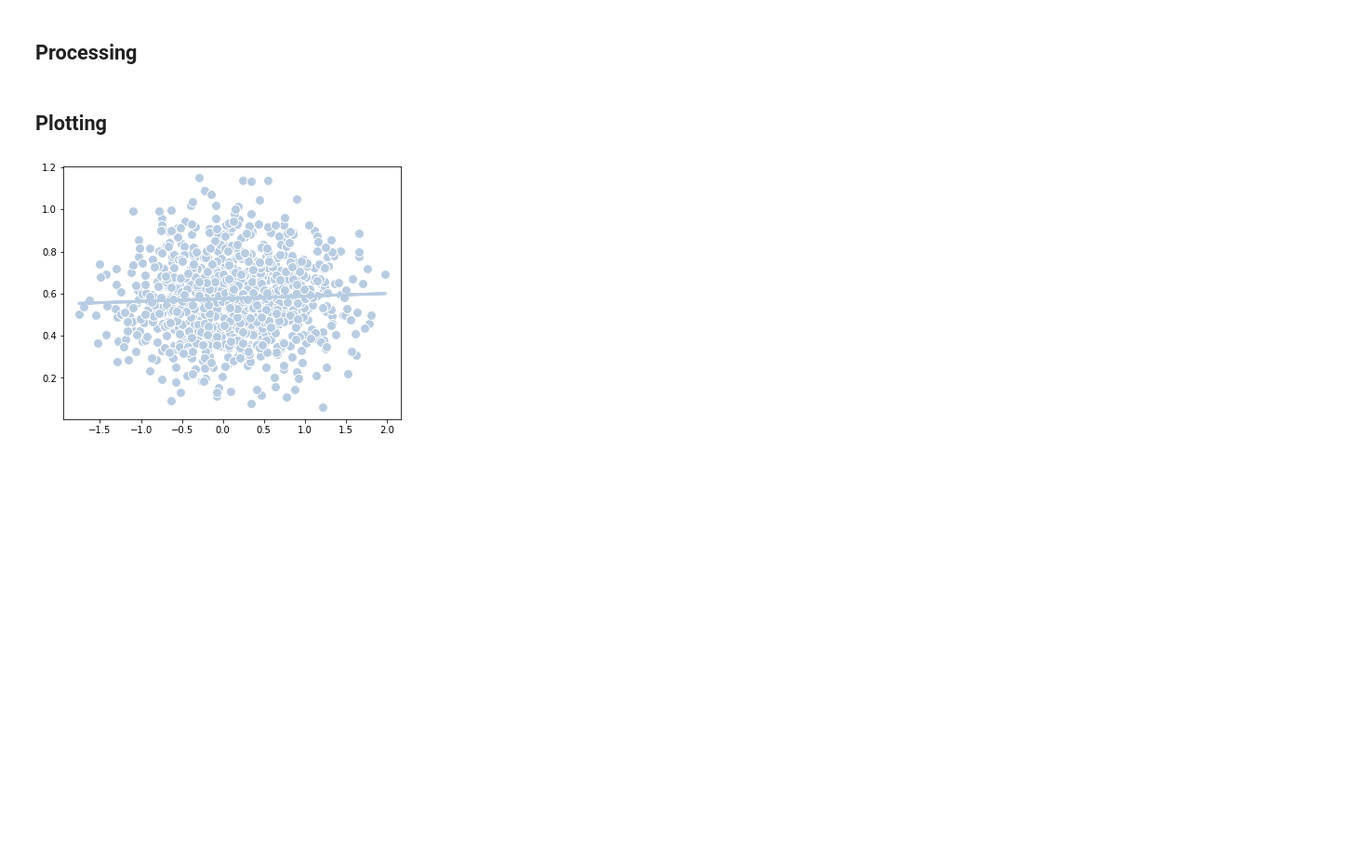
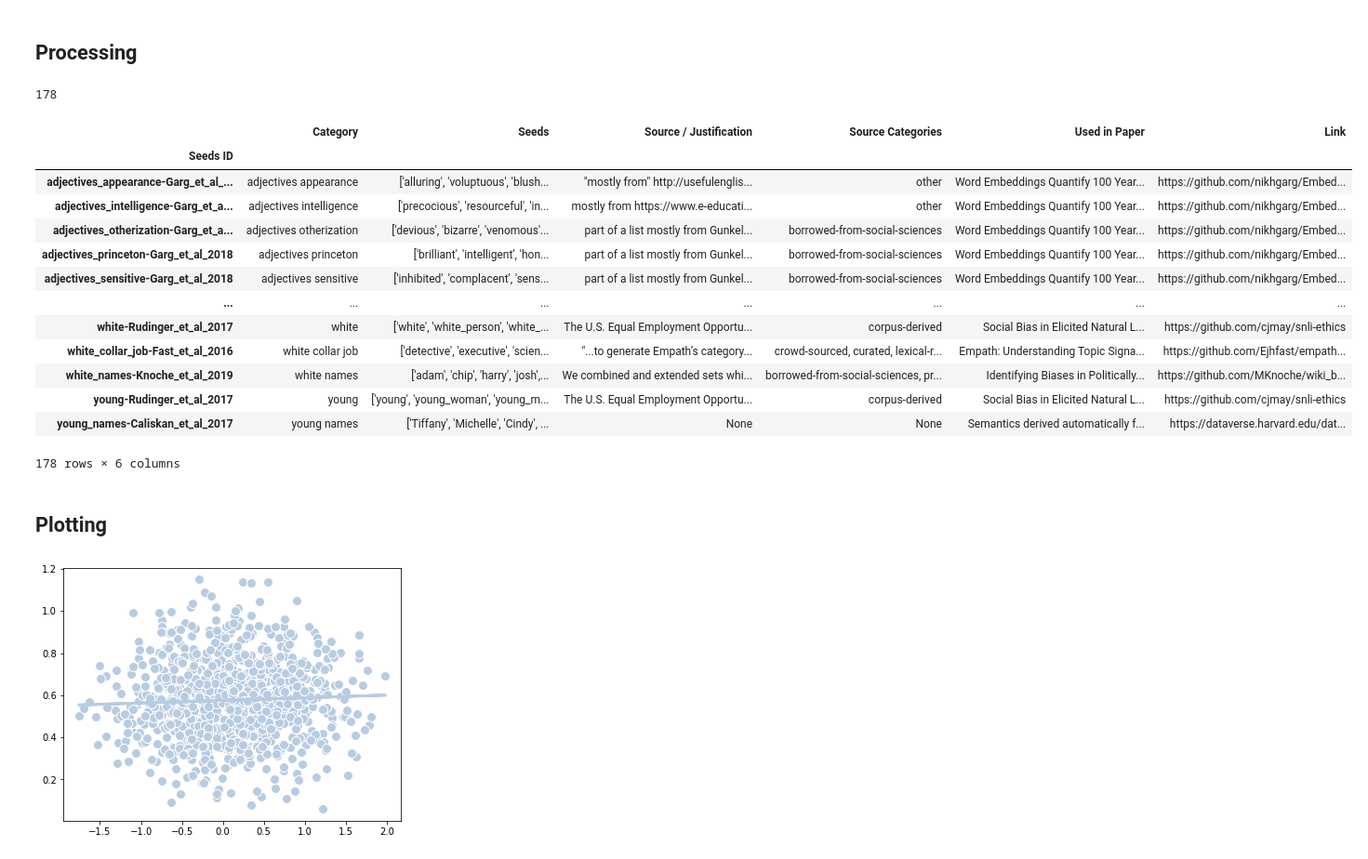
Before and after one commit to thesofakillers/badder-seeds, a Jupyter notebook: notebooks/fig_5.ipynb, the cells around one changed output. Shown at 93% size. Cells and saved outputs as stored; diff of their text form; code cells hidden in the pictures; blank space fills up the shorter version.

```diff
--- a/notebooks/fig_5.ipynb
+++ b/notebooks/fig_5.ipynb
@@ -138 +92,22 @@ def comp_set_sim(seed_list, mock_string):
+# %%
+len(gathered_seeds_embeddings)
+# %% [output]
+178
+# %%
+seeds
+# %% [output]
+|  | Category | Seeds | Source / Justification | Source Categories | Used in Paper | Link |
+| Seeds ID |  |  |  |  |  |  |
+| adjectives_appearance-Garg_et_al_... | adjectives appearance | ['alluring', 'voluptuous', 'blush... | "mostly from" http://usefulenglis... | other | Word Embeddings Quantify 100 Year... | https://github.com/nikhgarg/Embed... |
+| adjectives_intelligence-Garg_et_a... | adjectives intelligence | ['precocious', 'resourceful', 'in... | mostly from https://www.e-educati... | other | Word Embeddings Quantify 100 Year... | https://github.com/nikhgarg/Embed... |
+| adjectives_otherization-Garg_et_a... | adjectives otherization | ['devious', 'bizarre', 'venomous'... | part of a list mostly from Gunkel... | borrowed-from-social-sciences | Word Embeddings Quantify 100 Year... | https://github.com/nikhgarg/Embed... |
+| adjectives_princeton-Garg_et_al_2018 | adjectives princeton | ['brilliant', 'intelligent', 'hon... | part of a list mostly from Gunkel... | borrowed-from-social-sciences | Word Embeddings Quantify 100 Year... | https://github.com/nikhgarg/Embed... |
+| adjectives_sensitive-Garg_et_al_2018 | adjectives sensitive | ['inhibited', 'complacent', 'sens... | part of a list mostly from Gunkel... | borrowed-from-social-sciences | Word Embeddings Quantify 100 Year... | https://github.com/nikhgarg/Embed... |
+| ... | ... | ... | ... | ... | ... | ... |
+| white-Rudinger_et_al_2017 | white | ['white', 'white_person', 'white_... | The U.S. Equal Employment Opportu... | corpus-derived | Social Bias in Elicited Natural L... | https://github.com/cjmay/snli-ethics |
+| white_collar_job-Fast_et_al_2016 | white collar job | ['detective', 'executive', 'scien... | "...to generate Empath’s category... | crowd-sourced, curated, lexical-r... | Empath: Understanding Topic Signa... | https://github.com/Ejhfast/empath... |
+| white_names-Knoche_et_al_2019 | white names | ['adam', 'chip', 'harry', 'josh',... | We combined and extended sets whi... | borrowed-from-social-sciences, pr... | Identifying Biases in Politically... | https://github.com/MKnoche/wiki_b... |
+| young-Rudinger_et_al_2017 | young | ['young', 'young_woman', 'young_m... | The U.S. Equal Employment Opportu... | corpus-derived | Social Bias in Elicited Natural L... | https://github.com/cjmay/snli-ethics |
+| young_names-Caliskan_et_al_2017 | young names | ['Tiffany', 'Michelle', 'Cindy', ... | None | None | Semantics derived automatically f... | https://dataverse.harvard.edu/dat... |
+178 rows × 6 columns
 # %%
```
Also changed, not shown: parts of 20 cells of this notebook.
